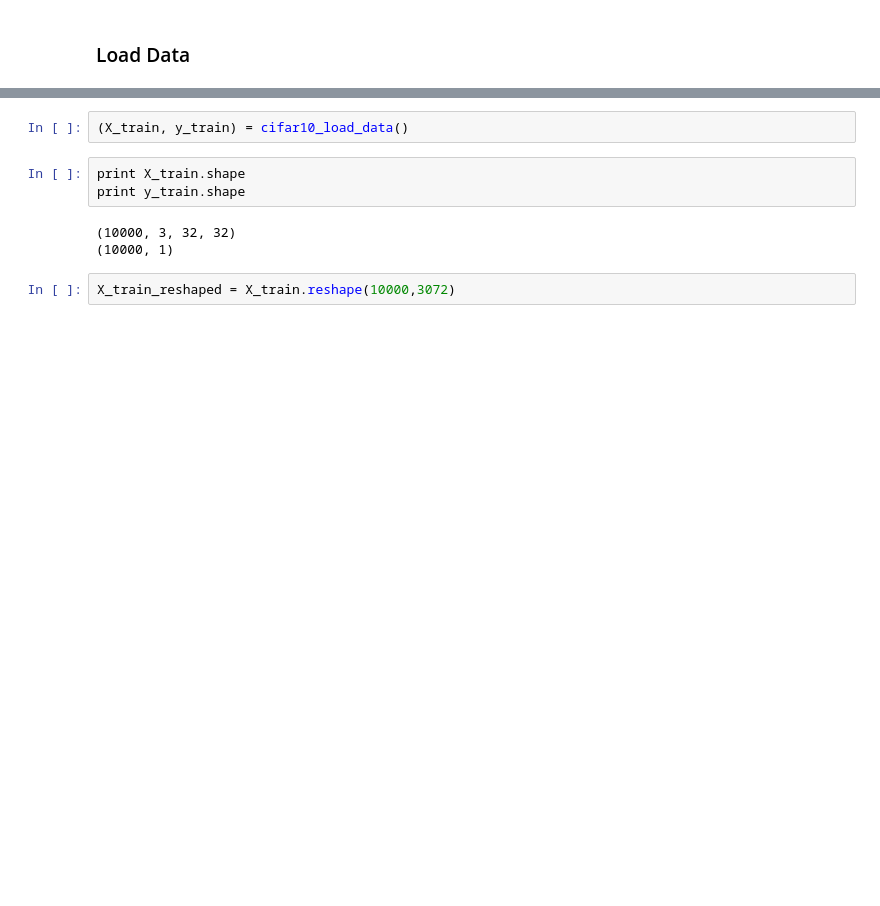
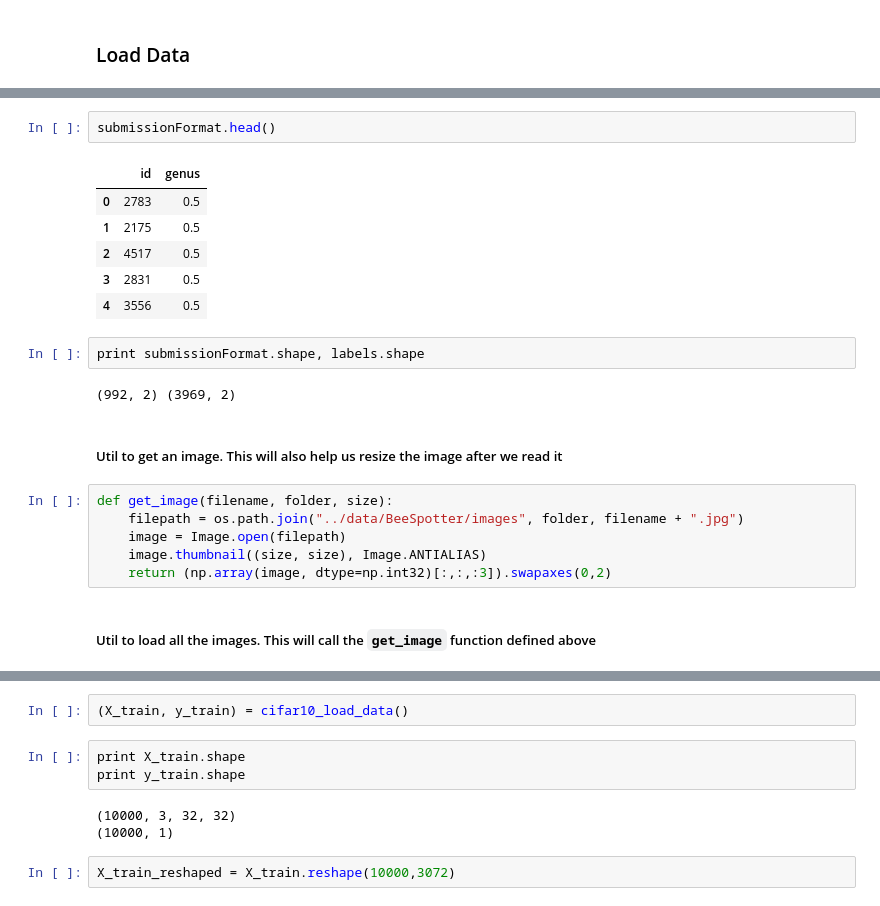
Before and after one commit to rouseguy/intro2deeplearning, a Jupyter notebook: notebooks/3. Introduction to Convolutional Neural Networks.ipynb, the cells around one changed output, grey strips where cells are left out. Cells and saved outputs as stored; diff of their text form; blank space fills up the shorter version.

```diff
--- a/notebooks/3. Introduction to Convolutional Neural Networks.ipynb
+++ b/notebooks/3. Introduction to Convolutional Neural Networks.ipynb
@@ -89,0 +28,23 @@ def cifar10_load_data():
+# %%
+submissionFormat.head()
+# %% [output]
+|  | id | genus |
+| 0 | 2783 | 0.5 |
+| 1 | 2175 | 0.5 |
+| 2 | 4517 | 0.5 |
+| 3 | 2831 | 0.5 |
+| 4 | 3556 | 0.5 |
+# %%
+print submissionFormat.shape, labels.shape
+# %% [output]
+(992, 2) (3969, 2)
+# %% [markdown]
+##### Util to get an image. This will also help us resize the image after we read it
+# %%
+def get_image(filename, folder, size):
+    filepath = os.path.join("../data/BeeSpotter/images", folder, filename + ".jpg")
+    image = Image.open(filepath)
+    image.thumbnail((size, size), Image.ANTIALIAS)
+    return (np.array(image, dtype=np.int32)[:,:,:3]).swapaxes(0,2)
+# %% [markdown]
+##### Util to load all the images. This will call the `get_image` function defined above
```
Also changed, not shown: parts of 18 cells of this notebook, 1 other file.
